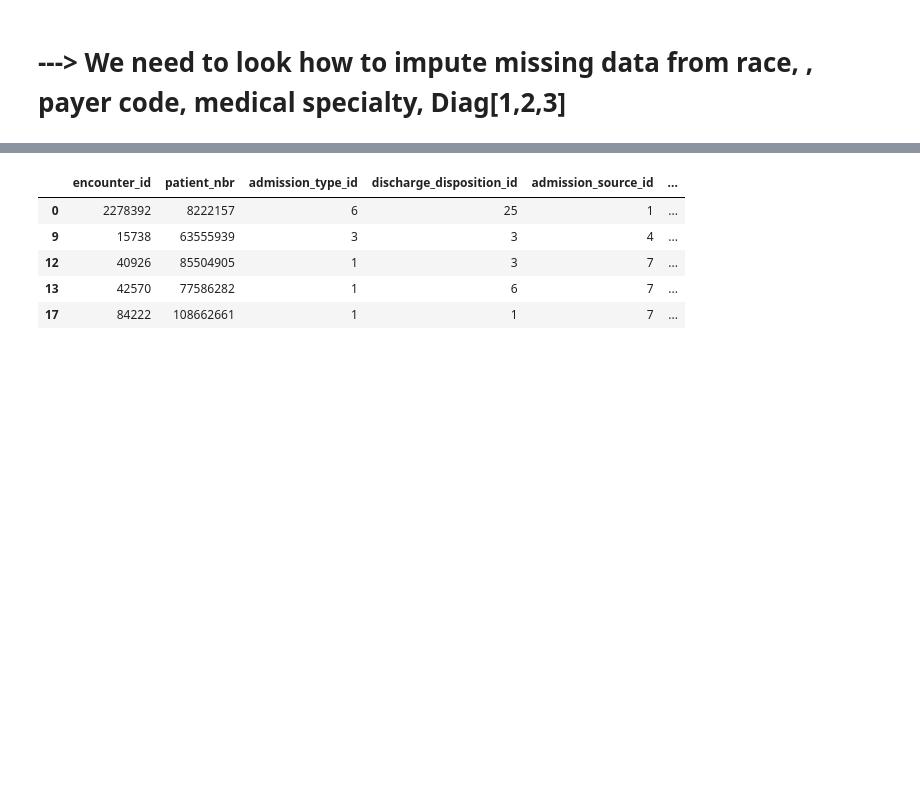
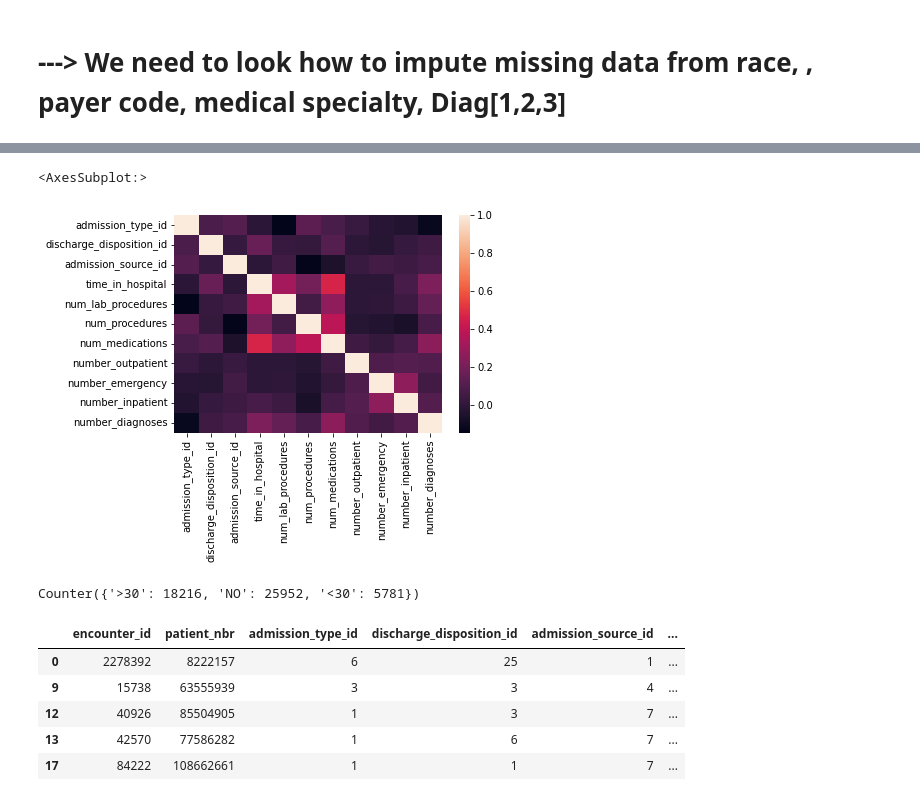
Before and after one commit to lauraah10/QW-Projects, a Jupyter notebook: Project2_QW.ipynb, the cells around one changed output, grey strips where cells are left out. Saved outputs shown, nothing was run; the diff lists cells and outputs as text; code cells hidden in the pictures; blank space fills up the shorter version.

```diff
--- a/Project2_QW.ipynb
+++ b/Project2_QW.ipynb
@@ -94,3 +206,19 @@ plt.show()
+# %%
+# Num of Medication and time in hospital
+# lab procedures and time in hospital
+# Num procedures and num of medication
+# num of diagnoses and num of medications
+# Num of diagnoses with time in hospital
+# Admission type  and num of procedures
+sns.heatmap(dt.corr())
+# %% [output]
+<AxesSubplot:>
+[figure, added]
+# %%
+from collections import Counter
+Counter(p)
+# %% [output]
+Counter({'>30': 18216, 'NO': 25952, '<30': 5781})
 # %%
 from sklearn.cluster import KMeans
 kmeans = KMeans(n_clusters=5, random_state=0, n_init="auto").fit(dt)
```
Also changed, not shown: parts of 34 cells of this notebook.
